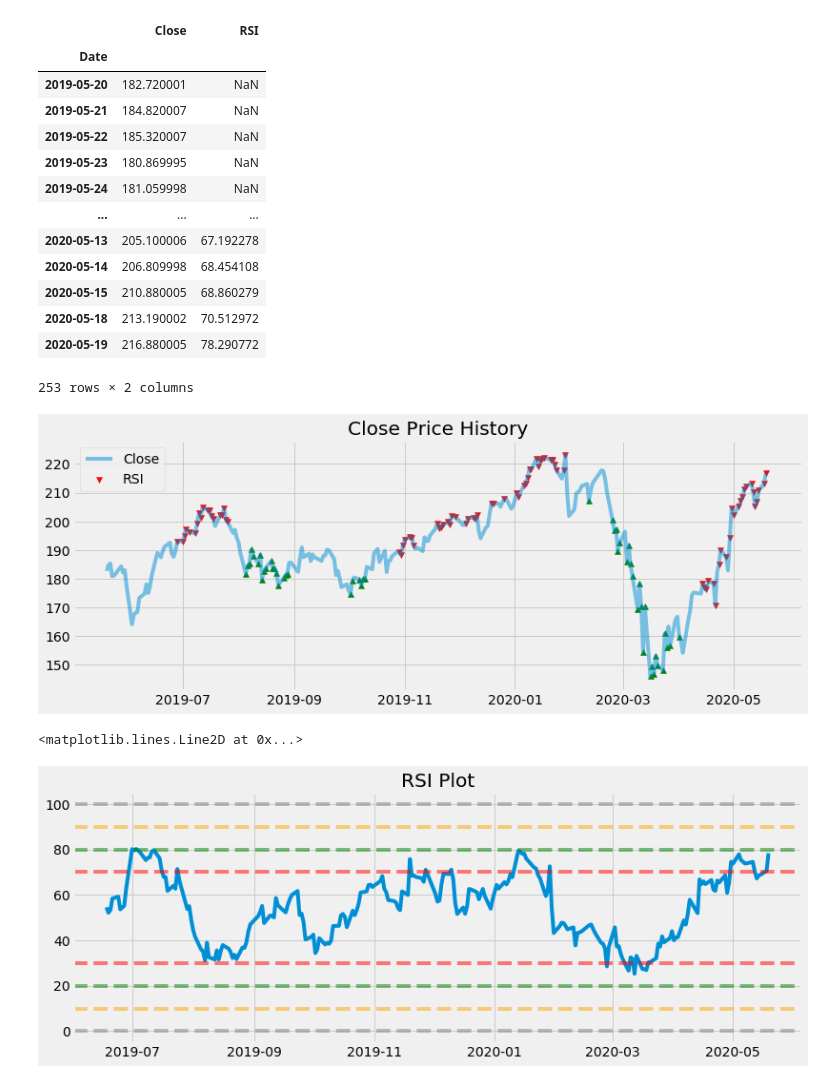
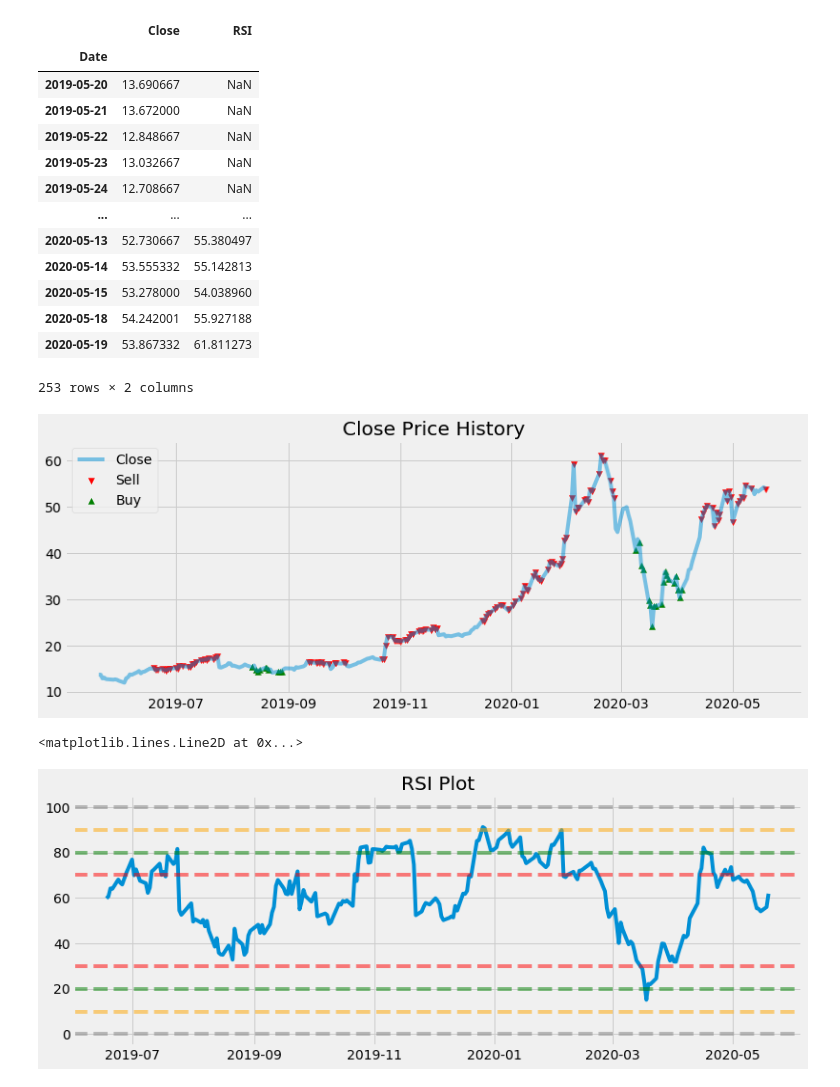
Before and after one commit to nafissaad/Tutorial1, a Jupyter notebook: Tutorial/Python for finance Computer Science/Trading Strategy Technical Analysis Using Python 40.ipynb, the cells around one changed output. Drawn from its saved outputs; the diff is of its cells as text; code cells hidden in the pictures.

```diff
--- a/Tutorial/Python for finance Computer Science/Trading Strategy Technical Analysis Using Python 40.ipynb
+++ b/Tutorial/Python for finance Computer Science/Trading Strategy Technical Analysis Using Python 40.ipynb
@@ -9,7 +9,7 @@ import yfinance as yf
 plt.style.use('fivethirtyeight')
 # %%
 #load the data
-df= yf.Ticker('META').history(start='2019-05-20',end='2020-05-20')
+df= yf.Ticker('TSLA').history(start='2019-05-20',end='2020-05-20')
 df
 # %% [output]
 |  | Open | High | Low | Close | Volume | Dividends | Stock Splits |
@@ -113,44 +113,44 @@ new_df
 # %% [output]
 |  | Close | RSI |
 | Date |  |  |
-| 2019-05-20 | 182.720001 | NaN |
-| 2019-05-21 | 184.820007 | NaN |
-| 2019-05-22 | 185.320007 | NaN |
-| 2019-05-23 | 180.869995 | NaN |
-| 2019-05-24 | 181.059998 | NaN |
+| 2019-05-20 | 13.690667 | NaN |
+| 2019-05-21 | 13.672000 | NaN |
+| 2019-05-22 | 12.848667 | NaN |
+| 2019-05-23 | 13.032667 | NaN |
+| 2019-05-24 | 12.708667 | NaN |
 | ... | ... | ... |
-| 2020-05-13 | 205.100006 | 67.192278 |
-| 2020-05-14 | 206.809998 | 68.454108 |
-| 2020-05-15 | 210.880005 | 68.860279 |
-| 2020-05-18 | 213.190002 | 70.512972 |
-| 2020-05-19 | 216.880005 | 78.290772 |
+| 2020-05-13 | 52.730667 | 55.380497 |
+| 2020-05-14 | 53.555332 | 55.142813 |
+| 2020-05-15 | 53.278000 | 54.038960 |
+| 2020-05-18 | 54.242001 | 55.927188 |
+| 2020-05-19 | 53.867332 | 61.811273 |
 253 rows × 2 columns
 # %%
-sell=new_df[new_df['RSI']>62]
+sell=new_df[new_df['RSI']>60]
 buy=new_df[new_df['RSI']<40]
 # %%
 #Visually Show The Adjusted Close Price RSI
 #Plot the adjusted Close price
 plt.figure(figsize=(12.2,4.5))
 plt.plot(new_df['Close'],alpha=0.5)
-plt.scatter(sell.index,sell['Close'],alpha=1,marker='v',color='red')
-plt.scatter(buy.index,buy['Close'],alpha=1,marker='^',color='green')
+plt.scatter(sell.index,sell['Close'],alpha=1,marker='v',color='red',label='Sell')
+plt.scatter(buy.index,buy['Close'],alpha=1,marker='^',color='green',label="Buy")
 plt.title('Close Price History')
-plt.legend(new_df.columns.values,loc='upper left')
+plt.legend(loc='upper left')
 plt.show()
 #Plot the corresponding RSI Values and the significant level
 plt.figure(figsize=(12.2,4.5))
 plt.title('RSI Plot')
 plt.plot(new_df['RSI'])
 plt.axhline(0,linestyle='--',alpha=0.5,color='gray')
 plt.axhline(10,linestyle='--',alpha=0.5,color='Orange')
 plt.axhline(20,linestyle='--',alpha=0.5,color='green')
 plt.axhline(30,linestyle='--',alpha=0.5,color='red')
 plt.axhline(70,linestyle='--',alpha=0.5,color='red')
 plt.axhline(80,linestyle='--',alpha=0.5,color='green')
 plt.axhline(90,linestyle='--',alpha=0.5,color='Orange')
 plt.axhline(100,linestyle='--',alpha=0.5,color='gray')
 # %% [output]
-[figure, old version]
+[figure, new version]
 <matplotlib.lines.Line2D at 0x...>
-[figure, old version]
+[figure, new version]
```
Also changed, not shown: parts of 5 cells of this notebook.
